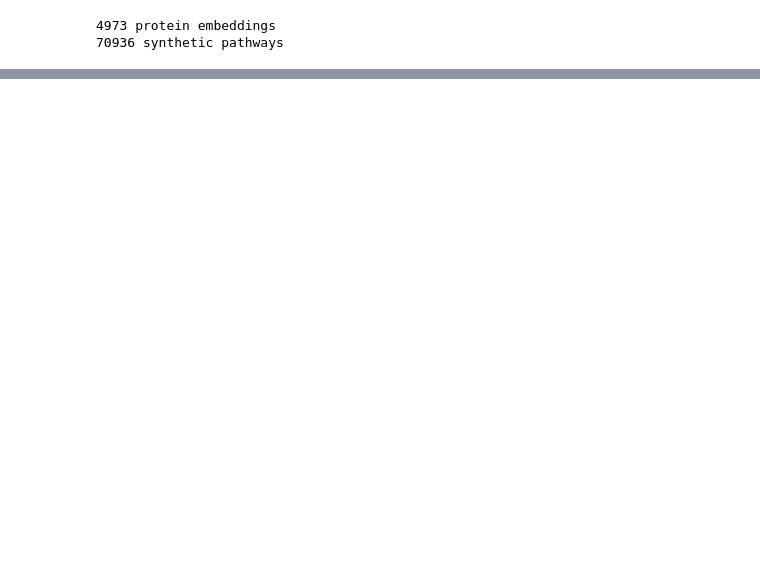
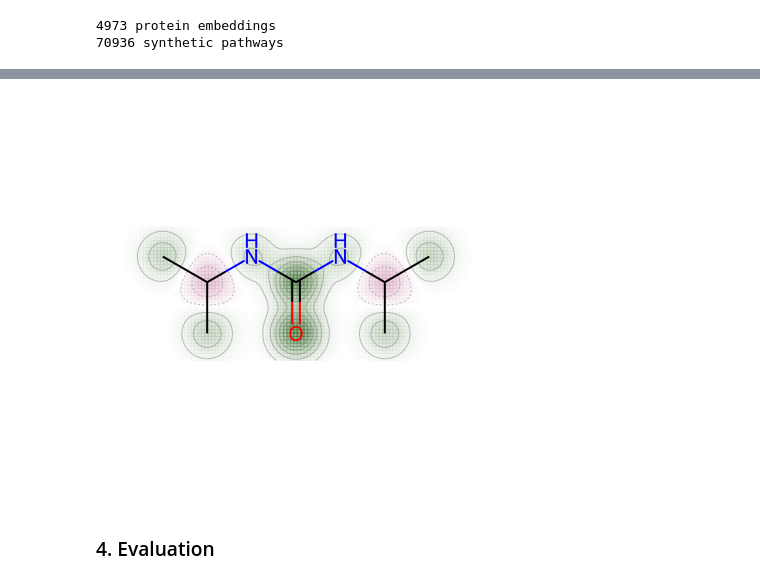
Before and after one commit to casperbroch/protein-synformer, a Jupyter notebook: Sample.ipynb, the cells around one changed output, grey strips where cells are left out. Drawn from its saved outputs; the diff is of its cells as text; code cells hidden in the pictures; blank space fills up the shorter version.

```diff
--- a/Sample.ipynb
+++ b/Sample.ipynb
@@ -151,0 +196,17 @@ Total: 0 / 1
+# %%
+# Similarity map
+# Source: https://greglandrum.github.io/rdkit-blog/posts/2020-01-03-similarity-maps-with-new-drawing-code.html
+
+d = Draw.MolDraw2DCairo(400, 400)
+_, max_weight = SimilarityMaps.GetSimilarityMapForFingerprint(
+    Chem.MolFromSmiles(ex_smiles),
+    Chem.MolFromSmiles(info[best_idx]["smiles"]),
+    lambda m, i: SimilarityMaps.GetMorganFingerprint(m, i, radius=2, fpType="bv"),
+    draw2d=d
+)
+d.FinishDrawing()
+Image.open(io.BytesIO(d.GetDrawingText()))
+# %% [output]
+[figure, added]
+# %% [markdown]
+### 4. Evaluation
```
Also changed, not shown: parts of 15 cells of this notebook, 1 other file.
